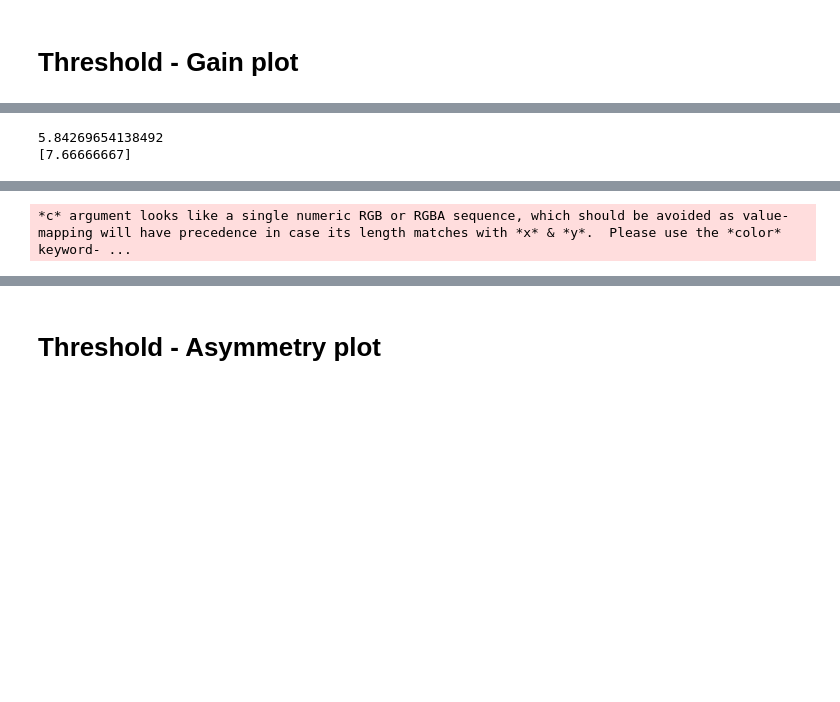
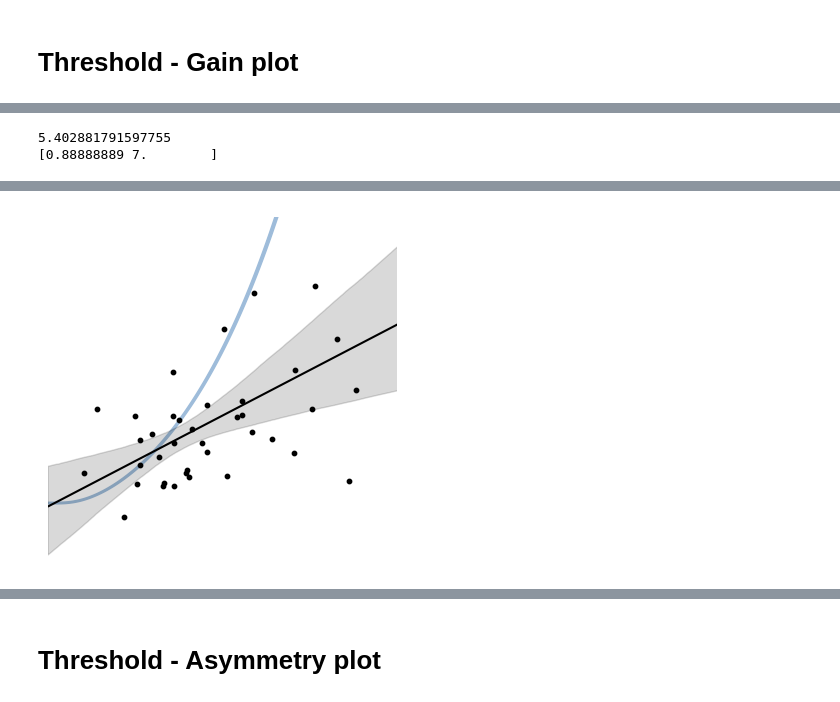
Before and after one commit to dongjae-kim/efficient-coding-dist-rl, a Jupyter notebook: Figures.ipynb, the cells around one changed output, grey strips where cells are left out. Cells and saved outputs as stored; diff of their text form; code cells hidden in the pictures; blank space fills up the shorter version.

```diff
--- a/Figures.ipynb
+++ b/Figures.ipynb
@@ -201,8 +202,8 @@ r_max_CI = np.linspace(np.percentile(neurons_all, 5), np.percentile(neurons_all,
 def sigmoid_func(x, a, b, c):
     return b / (1 + np.exp(-(x - c) * a))
 
-ps_bootstrap = sio.loadmat('./measured_neurons/curve_fit_bootstrap_2.mat')['ps']
-ps_bootstrap=ps_bootstrap[np.setdiff1d(np.linspace(0,39,40).astype(np.int), 19),:,:]
+ps_bootstrap = sio.loadmat('./measured_neurons/curve_fit_bootstrap.mat')['ps']
+ps_bootstrap=ps_bootstrap[np.setdiff1d(np.linspace(0,39,40).astype(np.int16), 19),:,:]
 
 
 # calculate r_max's confidence interval
@@ -231,6 +230,6 @@ r_max_CI = np.linspace(np.percentile(neurons_all, 5), np.percentile(neurons_all,
 # %%
 # load the fitted ec parameter: r_max
-savedir = './res_fit/'
+savedir = './res_fit_alpha_fit/'
 
 x_opt = []
 LSE = 99999
@@ -260,14 +259,14 @@ id = np.argmin(LSE_s)
 print(LSE_s[id]) # loss
 print(xss[id]) # parameter fitted
 # %% [output]
-5.84269654138492
-[7.66666667]
+5.402881791597755
+[0.88888889 7.        ]
 # %%
 # get rmax for every neurons... which is a constant value
 ec_moment.replace_with_pseudo() # use high-definition
 g_x_rstar = []
 for i in range(len(ec_moment.neurons_)):
-    g_x_rstar.append(xss[id][0])
+    g_x_rstar.append(xss[id][1])
 
 # get asymmatric slopes
 # increase num_samples to int(1e4)
@@ -294,8 +293,28 @@ zero_crossings_ = fig5['zeroCrossings_all'][:, 0]
 zero_crossings_ = zero_crossings_[idx_to_maintain]
 zero_crossings_ = zero_crossings_[idx_sorted]
 zero_crossings_estimated = ZC_estimator(zero_crossings_) # estimated thresholds
+# %%
+%matplotlib inline
+
+fig4, ax4 = plt.subplots(1, 1)
+
+y_RRs = []
+for count, R in enumerate(np.sort(r_max_CI)):
+    ec = value_efficient_coding_moment(
+        './', N_neurons=N_neurons, R_t=R, X_OPT_ALPH=xss[id][0], slope_scale=5.07)
+    ec.replace_with_pseudo()
+    y_RRs.append(ec.g_x_pseudo)
+
+
+y_RRs = np.asarray(y_RRs)
+lower = np.percentile(y_RRs, 5, axis=0)
+upper = np.percentile(y_RRs, 95, axis=0)
+ax4.fill_between(ec.x_inf, lower, upper,
+                 color = '#9ebcda', alpha = 1)
+# ax4.plot(ec.x_inf, ec.g_x_pseudo, '-', linewidth=1,
 # %%
 # non linear fit + bootstrap
+%matplotlib inline
 fig4, ax4 = plt.subplots(1, 1)
 idx_sorted_ = np.argsort(asymM_all_save)
 # ax4.scatter(zero_crossings_estimated,  param_set[1][:, 1][idx_sorted_], s=10, color=[0,0,0])
@@ -335,14 +354,14 @@ rp2data = []
 y_RRs = []
 for count, R in enumerate(np.sort(r_max_CI)):
     ec = value_efficient_coding_moment(
-        './', N_neurons=N_neurons, R_t=R, X_OPT_ALPH=0.7665, slope_scale=5.07)
+        './', N_neurons=N_neurons, R_t=R, X_OPT_ALPH=xss[id][0], slope_scale=5.07)
     ec.replace_with_pseudo()
     y_RRs.append(ec.g_x_pseudo)
 
 
 y_RRs = np.asarray(y_RRs)
-lower = np.percentile(y_RRs, 0, axis=0)
-upper = np.percentile(y_RRs, 100, axis=0)
+lower = np.percentile(y_RRs, 5, axis=0)
+upper = np.percentile(y_RRs, 95, axis=0)
 ax4.fill_between(ec.x_inf, lower, upper,
                  color = '#9ebcda', alpha = 1)
 # ax4.plot(ec.x_inf, ec.g_x_pseudo, '-', linewidth=1,
@@ -388,4 +405,4 @@ fig4.savefig(
-*c* argument looks like a single numeric RGB or RGBA sequence, which should be avoided as value-mapping will have precedence in case its length matches with *x* & *y*.  Please use the *color* keyword- ...
+[figure, added]
 # %%
 print(np.percentile(neurons_all, 2.5))
 print(np.percentile(neurons_all, 97.5))
```
Also changed, not shown: parts of 13 cells of this notebook, 9 other files.
